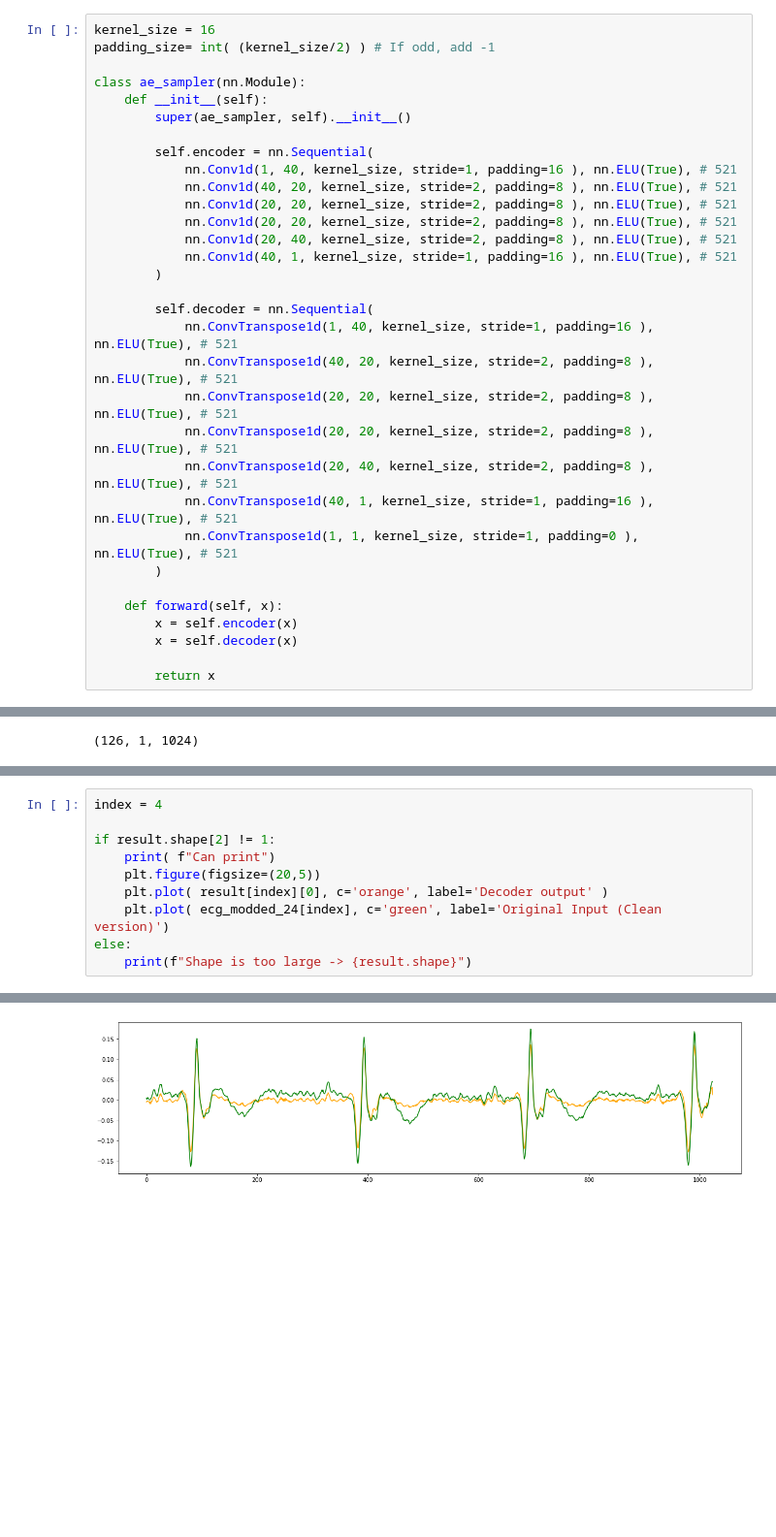
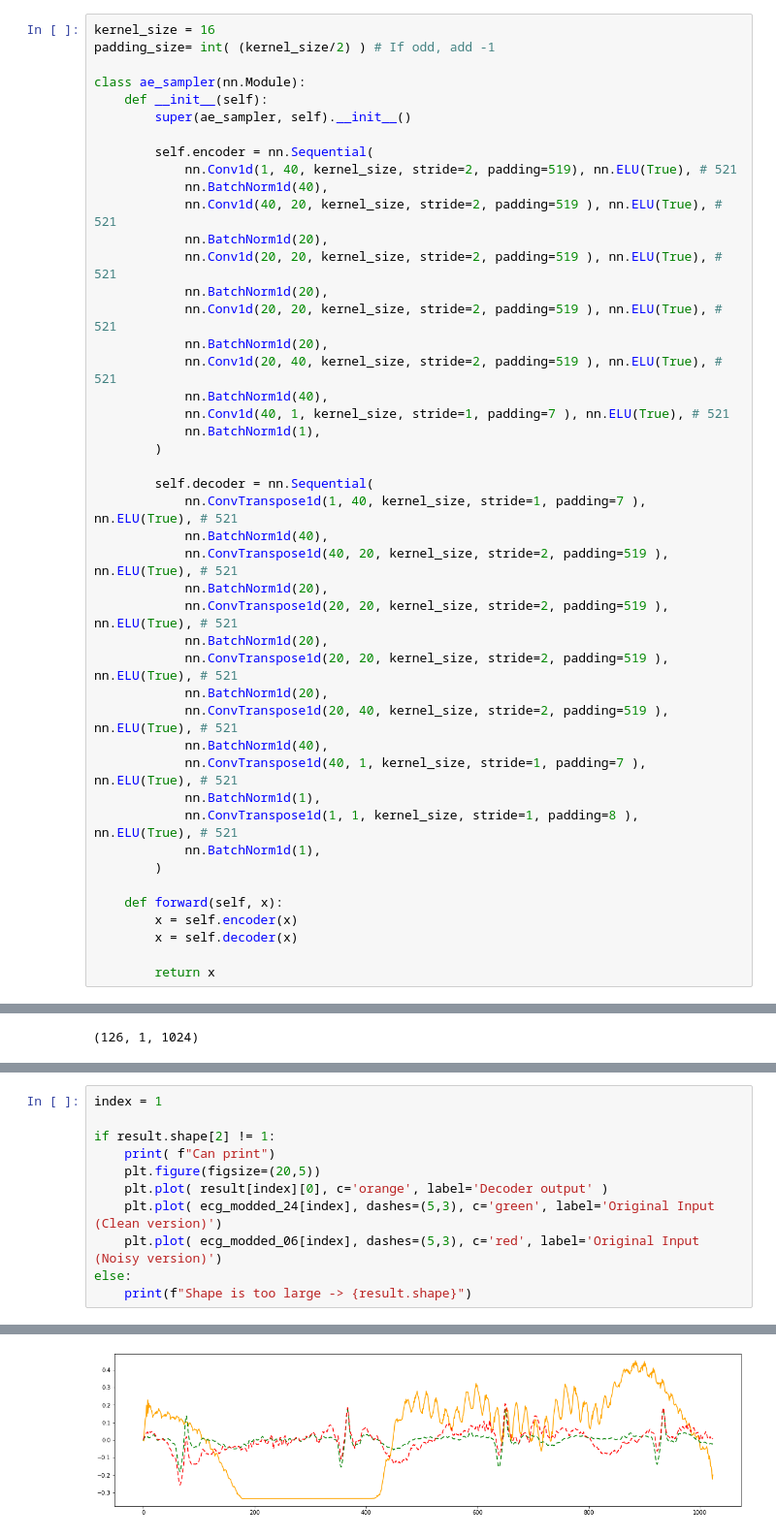
Before and after one commit to enzlaur/pytorch-ml-tuts, a Jupyter notebook: scratch06.ipynb, the cells around one changed output, grey strips where cells are left out. Shown at 97% size. Saved outputs shown, nothing was run; the diff lists cells and outputs as text; blank space fills up the shorter version.

```diff
--- a/scratch06.ipynb
+++ b/scratch06.ipynb
@@ -186,22 +186,35 @@ class ae_sampler(nn.Module):
         super(ae_sampler, self).__init__()
 
         self.encoder = nn.Sequential(
-            nn.Conv1d(1, 40, kernel_size, stride=1, padding=16 ), nn.ELU(True), # 521
-            nn.Conv1d(40, 20, kernel_size, stride=2, padding=8 ), nn.ELU(True), # 521
-            nn.Conv1d(20, 20, kernel_size, stride=2, padding=8 ), nn.ELU(True), # 521
-            nn.Conv1d(20, 20, kernel_size, stride=2, padding=8 ), nn.ELU(True), # 521
-            nn.Conv1d(20, 40, kernel_size, stride=2, padding=8 ), nn.ELU(True), # 521
-            nn.Conv1d(40, 1, kernel_size, stride=1, padding=16 ), nn.ELU(True), # 521
+            nn.Conv1d(1, 40, kernel_size, stride=2, padding=519), nn.ELU(True), # 521
+            nn.BatchNorm1d(40),
+            nn.Conv1d(40, 20, kernel_size, stride=2, padding=519 ), nn.ELU(True), # 521
+            nn.BatchNorm1d(20),
+            nn.Conv1d(20, 20, kernel_size, stride=2, padding=519 ), nn.ELU(True), # 521
+            nn.BatchNorm1d(20),
+            nn.Conv1d(20, 20, kernel_size, stride=2, padding=519 ), nn.ELU(True), # 521
+            nn.BatchNorm1d(20),
+            nn.Conv1d(20, 40, kernel_size, stride=2, padding=519 ), nn.ELU(True), # 521
+            nn.BatchNorm1d(40),
+            nn.Conv1d(40, 1, kernel_size, stride=1, padding=7 ), nn.ELU(True), # 521
+            nn.BatchNorm1d(1),
         )
 
         self.decoder = nn.Sequential(
-            nn.ConvTranspose1d(1, 40, kernel_size, stride=1, padding=16 ), nn.ELU(True), # 521
-            nn.ConvTranspose1d(40, 20, kernel_size, stride=2, padding=8 ), nn.ELU(True), # 521
-            nn.ConvTranspose1d(20, 20, kernel_size, stride=2, padding=8 ), nn.ELU(True), # 521
-            nn.ConvTranspose1d(20, 20, kernel_size, stride=2, padding=8 ), nn.ELU(True), # 521
-            nn.ConvTranspose1d(20, 40, kernel_size, stride=2, padding=8 ), nn.ELU(True), # 521
-            nn.ConvTranspose1d(40, 1, kernel_size, stride=1, padding=16 ), nn.ELU(True), # 521
-            nn.ConvTranspose1d(1, 1, kernel_size, stride=1, padding=0 ), nn.ELU(True), # 521
+            nn.ConvTranspose1d(1, 40, kernel_size, stride=1, padding=7 ), nn.ELU(True), # 521
+            nn.BatchNorm1d(40),
+            nn.ConvTranspose1d(40, 20, kernel_size, stride=2, padding=519 ), nn.ELU(True), # 521
+            nn.BatchNorm1d(20),
+            nn.ConvTranspose1d(20, 20, kernel_size, stride=2, padding=519 ), nn.ELU(True), # 521
+            nn.BatchNorm1d(20),
+            nn.ConvTranspose1d(20, 20, kernel_size, stride=2, padding=519 ), nn.ELU(True), # 521
+            nn.BatchNorm1d(20),
+            nn.ConvTranspose1d(20, 40, kernel_size, stride=2, padding=519 ), nn.ELU(True), # 521
+            nn.BatchNorm1d(40),
+            nn.ConvTranspose1d(40, 1, kernel_size, stride=1, padding=7 ), nn.ELU(True), # 521
+            nn.BatchNorm1d(1),
+            nn.ConvTranspose1d(1, 1, kernel_size, stride=1, padding=8 ), nn.ELU(True), # 521
+            nn.BatchNorm1d(1),
         )
 
     def forward(self, x):
@@ -369,13 +388,14 @@ plt.plot( result[0][0] )
 # %%
-index = 4
+index = 1
 
 if result.shape[2] != 1:
     print( f"Can print")
     plt.figure(figsize=(20,5))
     plt.plot( result[index][0], c='orange', label='Decoder output' )
-    plt.plot( ecg_modded_24[index], c='green', label='Original Input (Clean version)')
+    plt.plot( ecg_modded_24[index], dashes=(5,3), c='green', label='Original Input (Clean version)')
+    plt.plot( ecg_modded_06[index], dashes=(5,3), c='red', label='Original Input (Noisy version)')
 else:
     print(f"Shape is too large -> {result.shape}")
 # %% [output]
 Can print
-[figure, old version]
+[figure, new version]
```
Also changed, not shown: parts of 9 cells of this notebook.
